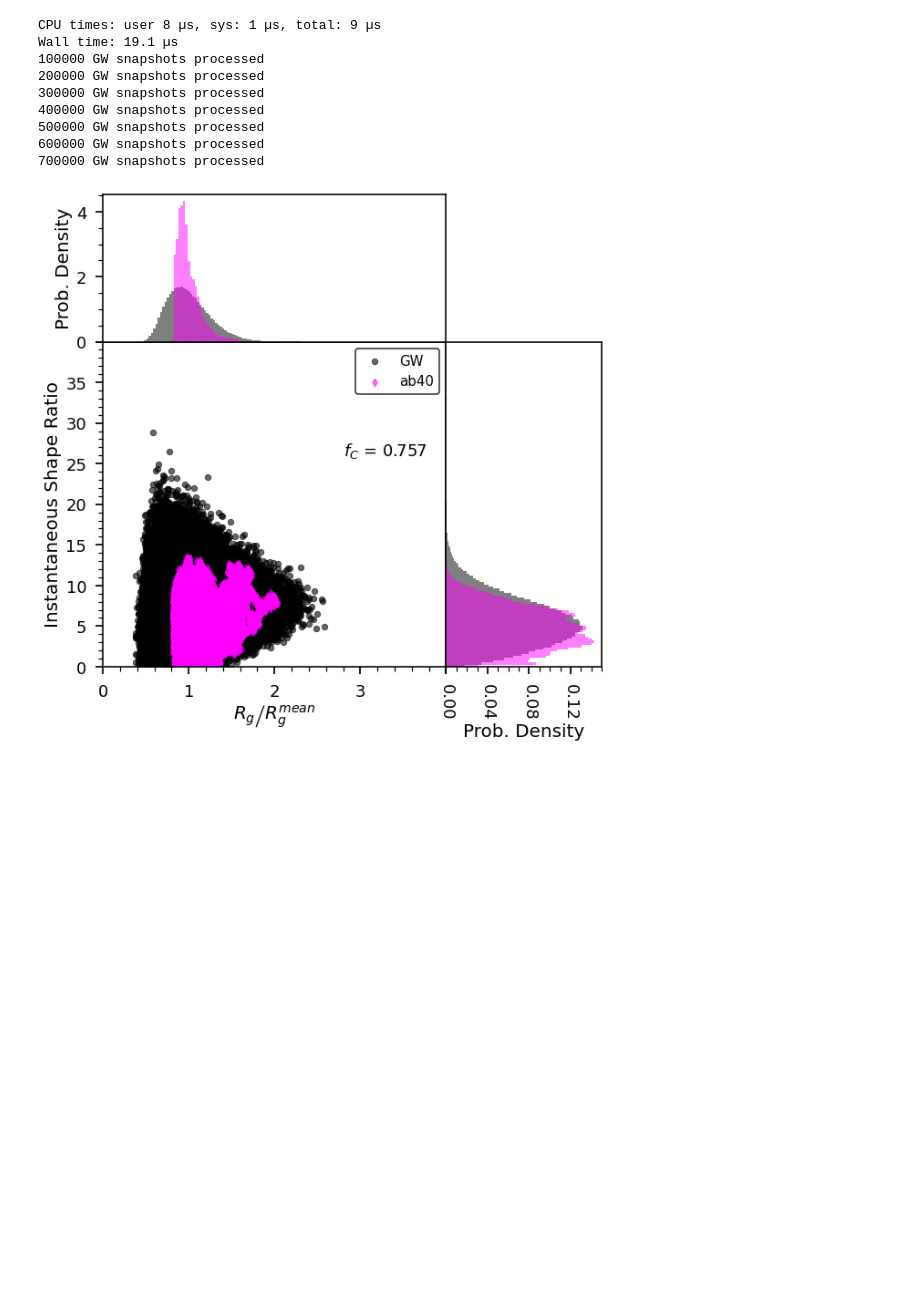
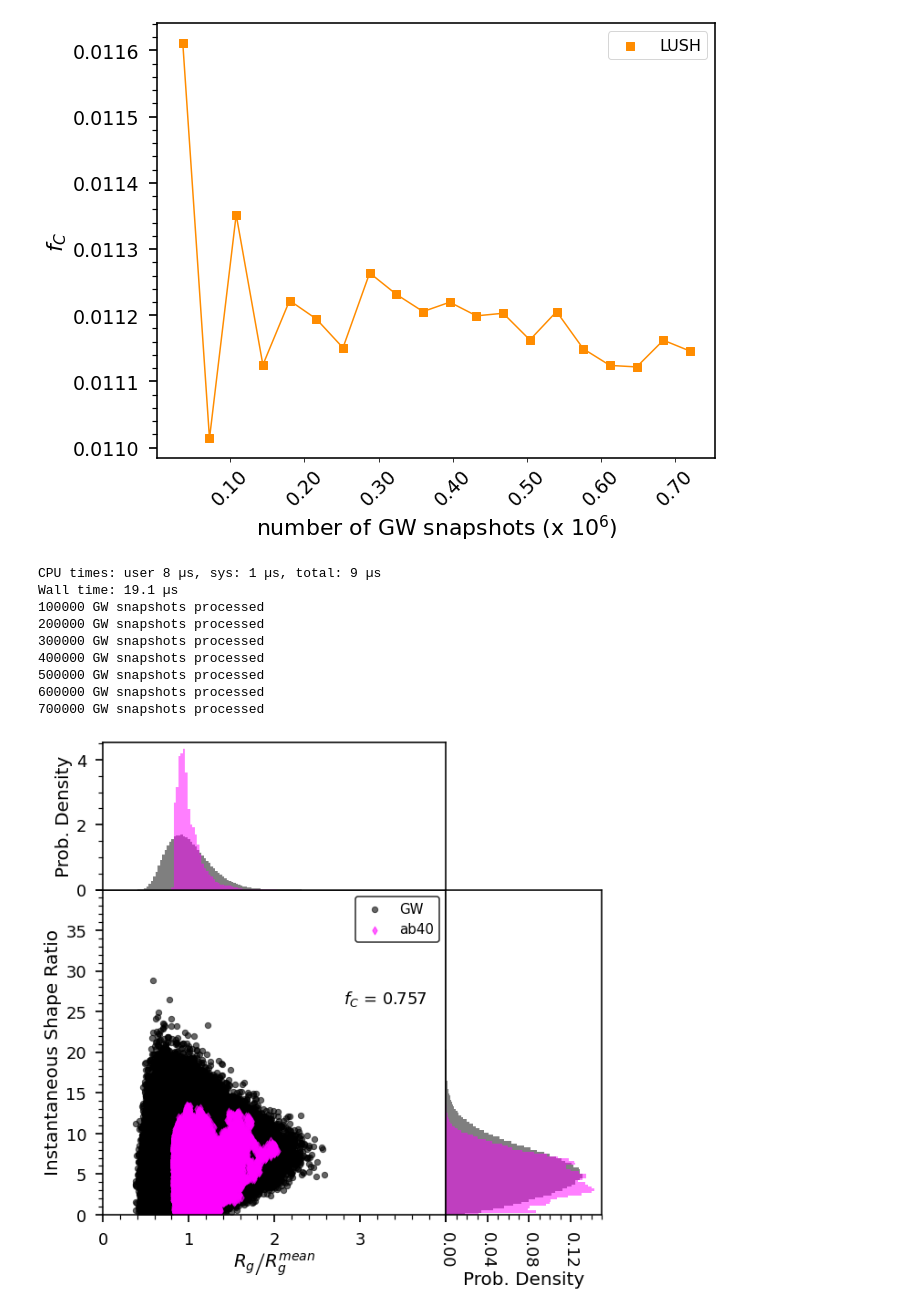
Before and after one commit to hshadman/2d_conformational_landscape_map, a Jupyter notebook: 2d_conformation_map.ipynb, the cells around one changed output. Cells and saved outputs as stored; diff of their text form; code cells hidden in the pictures; blank space fills up the shorter version.

```diff
--- a/2d_conformation_map.ipynb
+++ b/2d_conformation_map.ipynb
@@ -411,3 +486,7 @@ Wall time: 8.34 µs
+# %%
+map_2d.vary_GW_ref('LUSH', 36000)
+# %% [output]
+[figure, added]
 # %%
 map_2d.change_xlim_ylim(4,40)
 # %%
```
Also changed, not shown: parts of 7 cells of this notebook.
